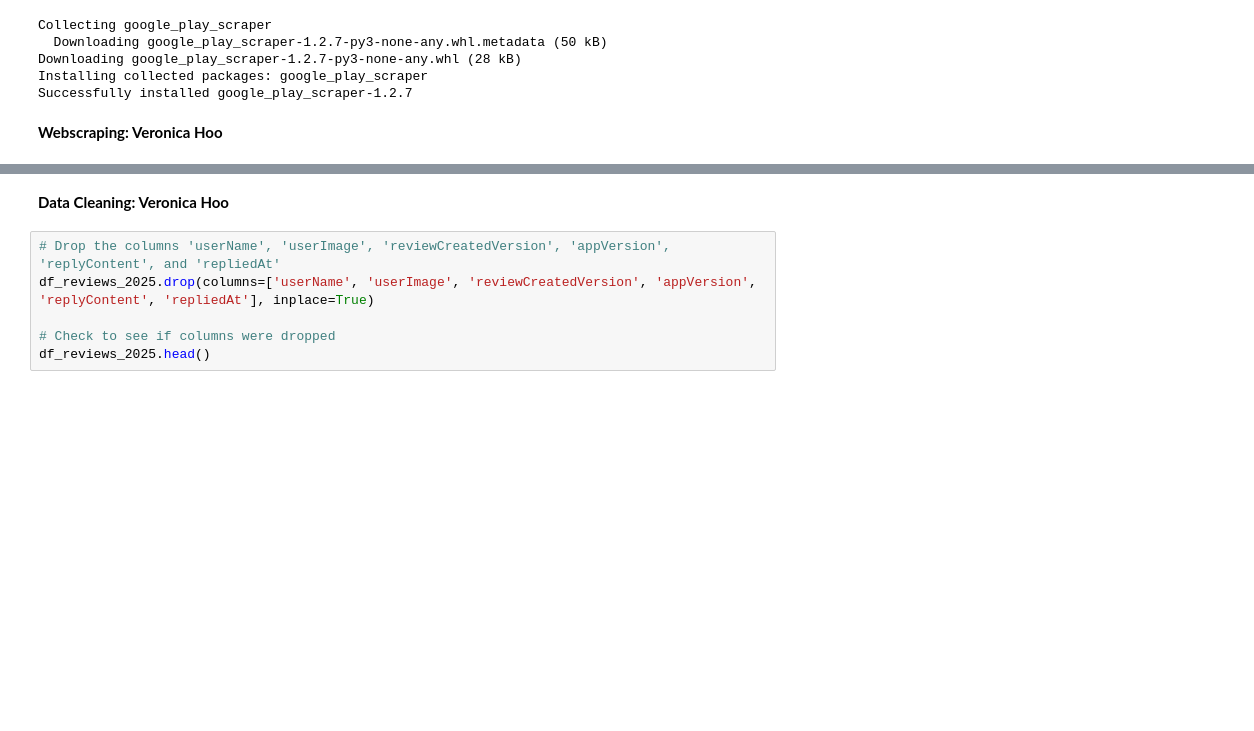
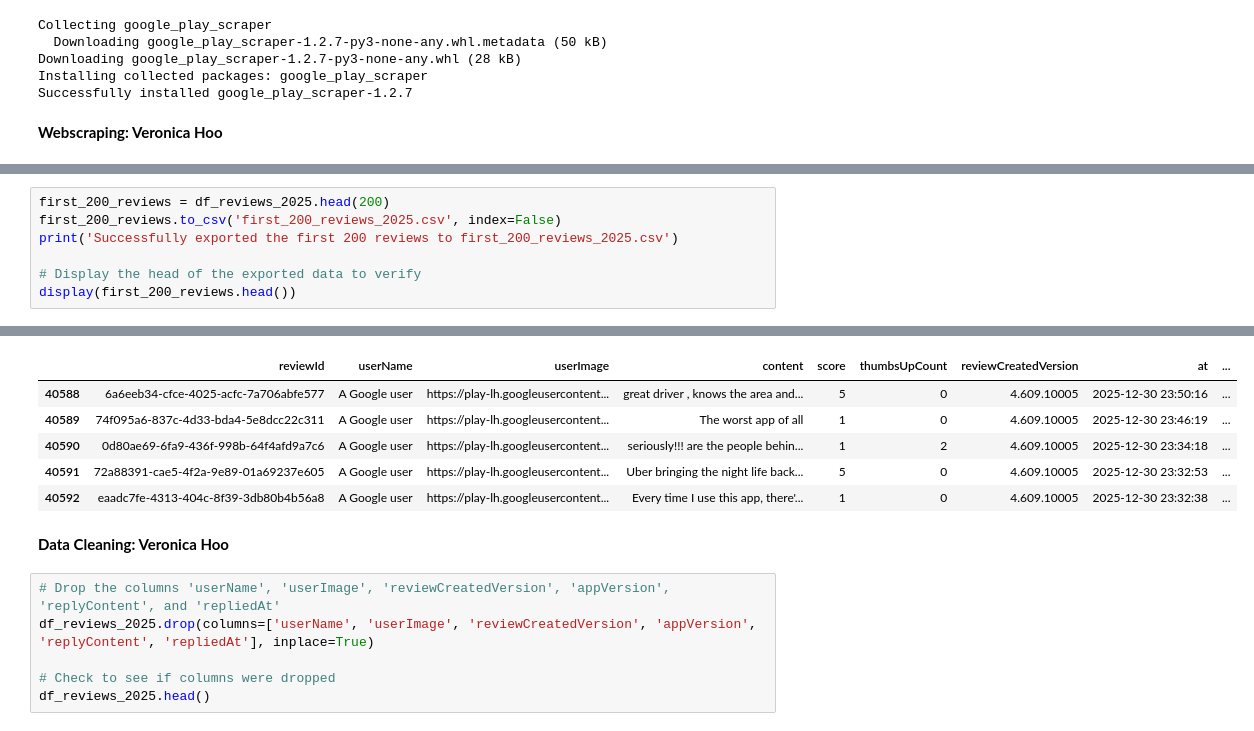
Before and after one commit to Jiyoung169/Uber_Review_Analysis, a Jupyter notebook: Analysis_of_Uber_User_Reviews.ipynb, the cells around one changed output, grey strips where cells are left out. Cells and saved outputs as stored; diff of their text form; blank space fills up the shorter version.

```diff
--- a/Analysis_of_Uber_User_Reviews.ipynb
+++ b/Analysis_of_Uber_User_Reviews.ipynb
@@ -157,2 +139,10 @@ Data columns (total 11 columns):
 dtypes: datetime64[ns](2), int64(2), object(7)
 memory usage: 16.2+ MB
+# %%
+first_200_reviews = df_reviews_2025.head(200)
+first_200_reviews.to_csv('first_200_reviews_2025.csv', index=False)
+print('Successfully exported the first 200 reviews to first_200_reviews_2025.csv')
+
+# Display the head of the exported data to verify
+display(first_200_reviews.head())
+# %% [output]
@@ -159,3 +150,9 @@ memory usage: 16.2+ MB
+|  | reviewId | userName | userImage | content | score | thumbsUpCount | reviewCreatedVersion | at | ... |
+| 40588 | 6a6eeb34-cfce-4025-acfc-7a706abfe577 | A Google user | https://play-lh.googleusercontent... | great driver , knows the area and... | 5 | 0 | 4.609.10005 | 2025-12-30 23:50:16 | ... |
+| 40589 | 74f095a6-837c-4d33-bda4-5e8dcc22c311 | A Google user | https://play-lh.googleusercontent... | The worst app of all | 1 | 0 | 4.609.10005 | 2025-12-30 23:46:19 | ... |
+| 40590 | 0d80ae69-6fa9-436f-998b-64f4afd9a7c6 | A Google user | https://play-lh.googleusercontent... | seriously!!! are the people behin... | 1 | 2 | 4.609.10005 | 2025-12-30 23:34:18 | ... |
+| 40591 | 72a88391-cae5-4f2a-9e89-01a69237e605 | A Google user | https://play-lh.googleusercontent... | Uber bringing the night life back... | 5 | 0 | 4.609.10005 | 2025-12-30 23:32:53 | ... |
+| 40592 | eaadc7fe-4313-404c-8f39-3db80b4b56a8 | A Google user | https://play-lh.googleusercontent... | Every time I use this app, there'... | 1 | 0 | 4.609.10005 | 2025-12-30 23:32:38 | ... |
 # %% [markdown]
 **Data Cleaning: Veronica Hoo**
 # %%
```
Also changed, not shown: parts of 12 cells of this notebook.
